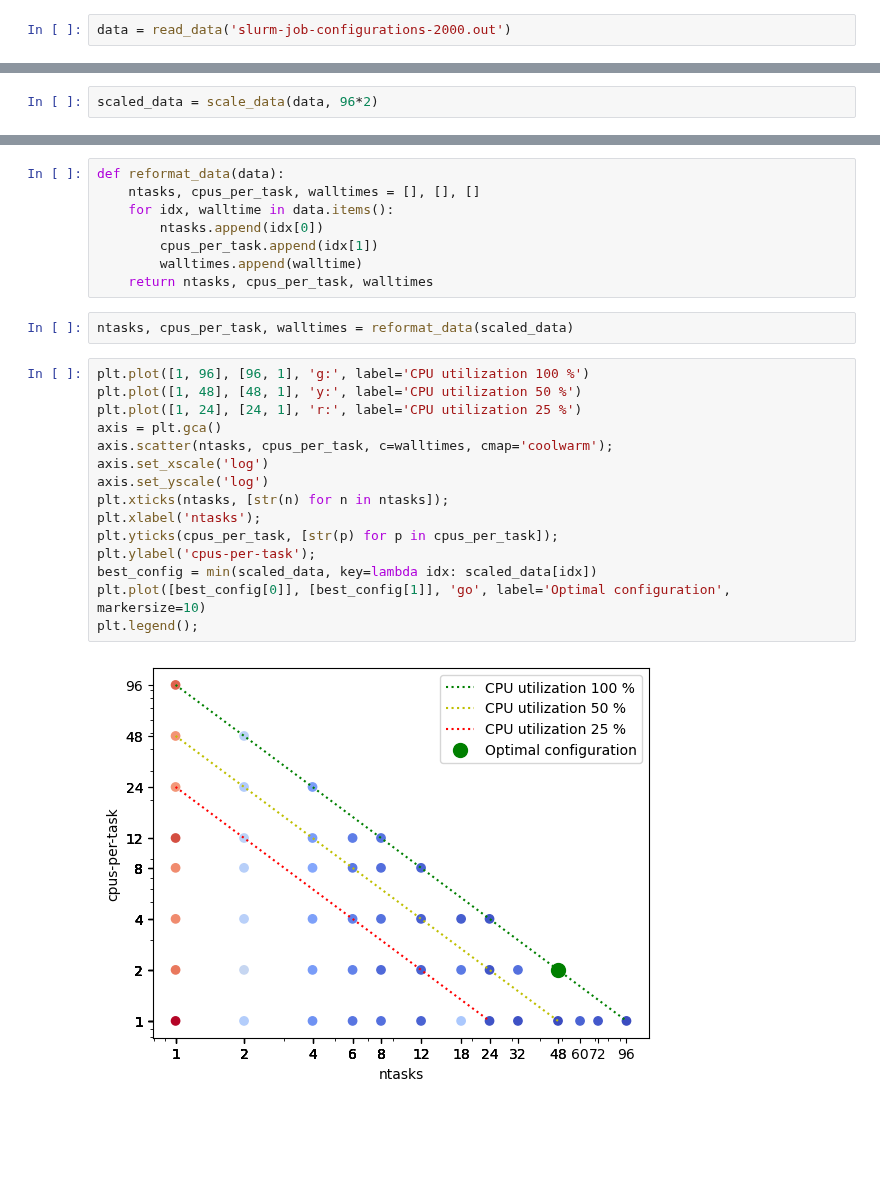
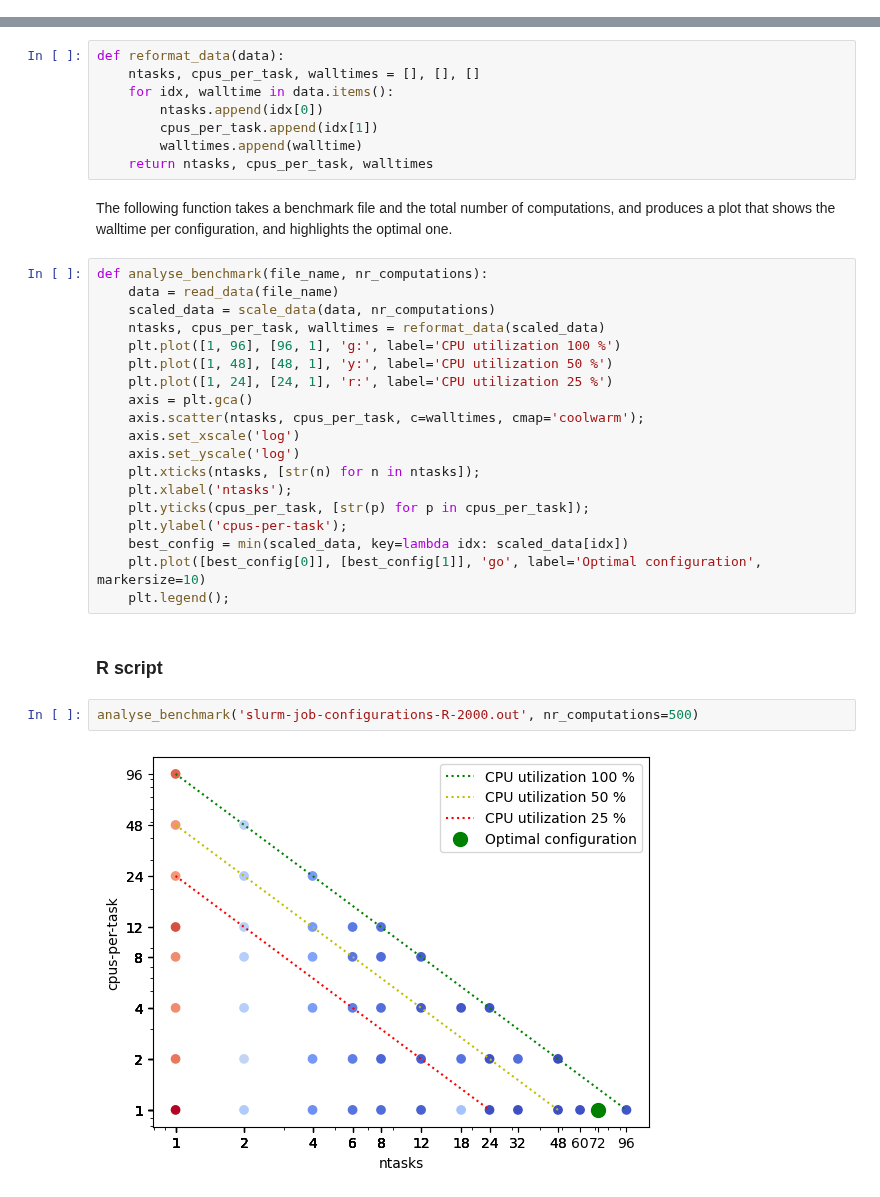
Before and after one commit to gjbex/Best-practices-for-data-science-on-HPC, a Jupyter notebook: source-code/throughput-computing/job_configurations.ipynb, the cells around one changed output, grey strips where cells are left out. Drawn from its saved outputs; the diff is of its cells as text; blank space fills up the shorter version.

Commit message:
Add job configuration analysis data

```diff
--- a/source-code/throughput-computing/job_configurations.ipynb
+++ b/source-code/throughput-computing/job_configurations.ipynb
@@ -145,5 +147,3 @@ def read_data(file_name):
     return {
         idx: data[idx]/counts[idx] for idx in data
     }
-# %%
-data = read_data('slurm-job-configurations-2000.out')
@@ -176,5 +158,3 @@ def scale_data(data, nr_computations):
         scaled_data[idx] = data[idx]*nr_iterations
 
     return scaled_data
-# %%
-scaled_data = scale_data(data, 96*2)
@@ -214,22 +168,30 @@ def reformat_data(data):
         cpus_per_task.append(idx[1])
         walltimes.append(walltime)
     return ntasks, cpus_per_task, walltimes
-# %%
-ntasks, cpus_per_task, walltimes = reformat_data(scaled_data)
+# %% [markdown]
+The following function takes a benchmark file and the total number of computations, and produces a plot that shows the walltime per configuration, and highlights the optimal one.
 # %%
-plt.plot([1, 96], [96, 1], 'g:', label='CPU utilization 100 %')
-plt.plot([1, 48], [48, 1], 'y:', label='CPU utilization 50 %')
-plt.plot([1, 24], [24, 1], 'r:', label='CPU utilization 25 %')
-axis = plt.gca()
-axis.scatter(ntasks, cpus_per_task, c=walltimes, cmap='coolwarm');
-axis.set_xscale('log')
-axis.set_yscale('log')
-plt.xticks(ntasks, [str(n) for n in ntasks]);
-plt.xlabel('ntasks');
-plt.yticks(cpus_per_task, [str(p) for p in cpus_per_task]);
-plt.ylabel('cpus-per-task');
-best_config = min(scaled_data, key=lambda idx: scaled_data[idx])
-plt.plot([best_config[0]], [best_config[1]], 'go', label='Optimal configuration', markersize=10)
-plt.legend();
+def analyse_benchmark(file_name, nr_computations):
+    data = read_data(file_name)
+    scaled_data = scale_data(data, nr_computations)
+    ntasks, cpus_per_task, walltimes = reformat_data(scaled_data)
+    plt.plot([1, 96], [96, 1], 'g:', label='CPU utilization 100 %')
+    plt.plot([1, 48], [48, 1], 'y:', label='CPU utilization 50 %')
+    plt.plot([1, 24], [24, 1], 'r:', label='CPU utilization 25 %')
+    axis = plt.gca()
+    axis.scatter(ntasks, cpus_per_task, c=walltimes, cmap='coolwarm');
+    axis.set_xscale('log')
+    axis.set_yscale('log')
+    plt.xticks(ntasks, [str(n) for n in ntasks]);
+    plt.xlabel('ntasks');
+    plt.yticks(cpus_per_task, [str(p) for p in cpus_per_task]);
+    plt.ylabel('cpus-per-task');
+    best_config = min(scaled_data, key=lambda idx: scaled_data[idx])
+    plt.plot([best_config[0]], [best_config[1]], 'go', label='Optimal configuration', markersize=10)
+    plt.legend();
-# %% [output]
-[figure, removed]
+# %% [markdown]
+### R script
+# %%
+analyse_benchmark('slurm-job-configurations-R-2000.out', nr_computations=500)
+# %% [output]
+[figure, added]
```
Also changed, not shown: parts of 14 cells of this notebook, 3 other files.
